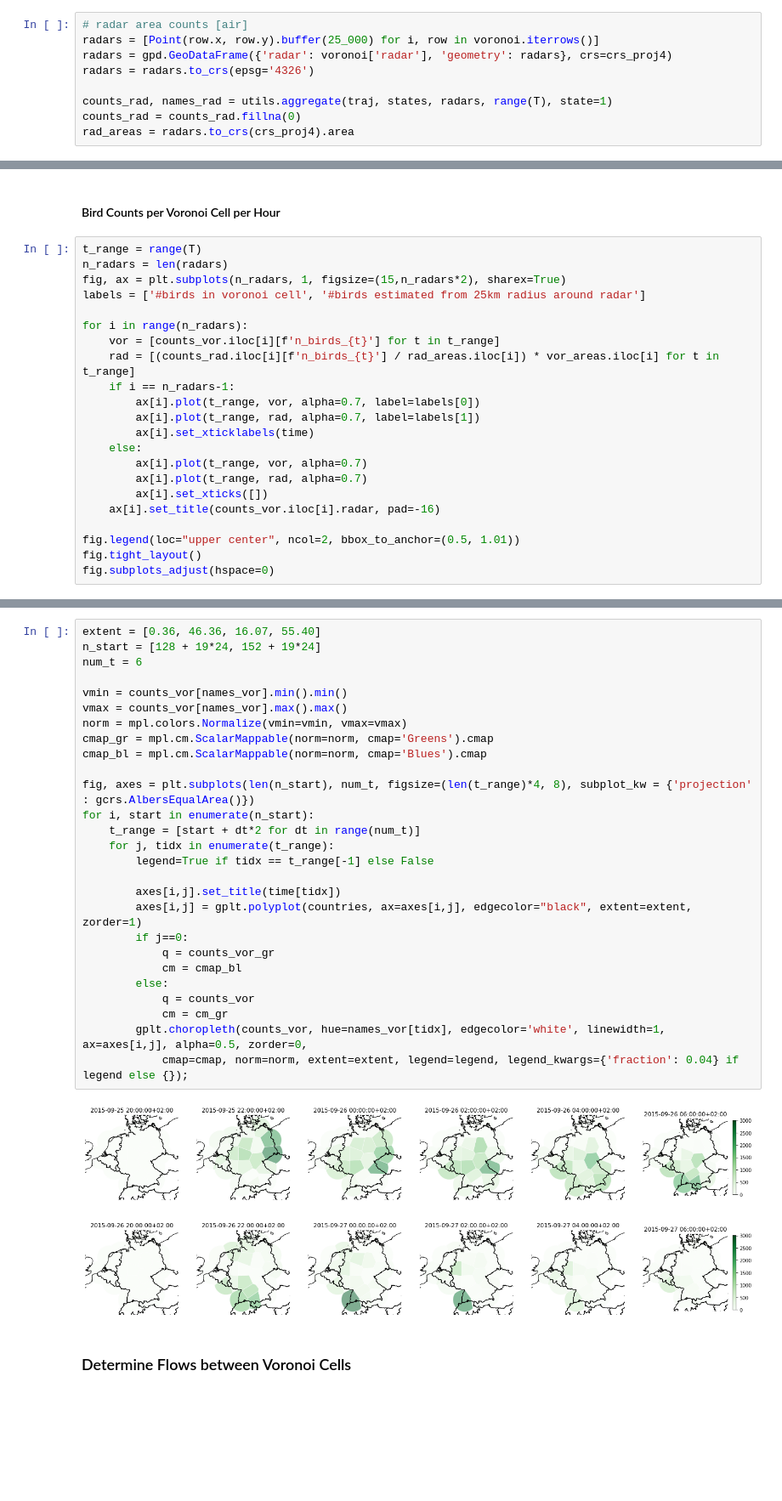
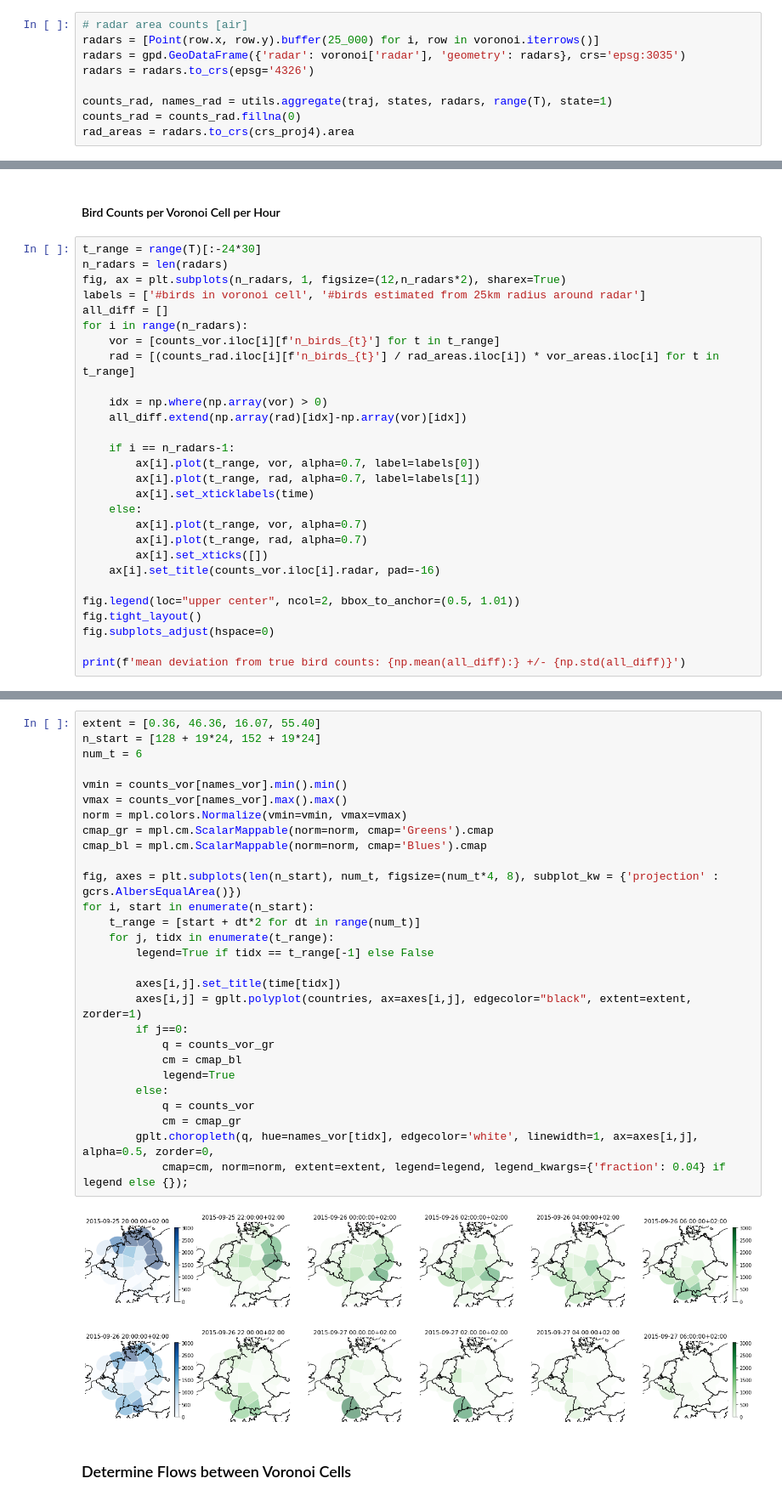
Before and after one commit to FionaLippert/birdMigration, a Jupyter notebook: notebooks/individual_based_model.ipynb, the cells around one changed output, grey strips where cells are left out. Shown at 85% size. Saved outputs shown, nothing was run; the diff lists cells and outputs as text; blank space fills up the shorter version.

```diff
--- a/notebooks/individual_based_model.ipynb
+++ b/notebooks/individual_based_model.ipynb
@@ -107,7 +115,7 @@ utils.plot_trajectories(ax, countries, departure_area, traj, states, birds=range
 # %%
 # radar area counts [air]
 radars = [Point(row.x, row.y).buffer(25_000) for i, row in voronoi.iterrows()]
-radars = gpd.GeoDataFrame({'radar': voronoi['radar'], 'geometry': radars}, crs=crs_proj4)
+radars = gpd.GeoDataFrame({'radar': voronoi['radar'], 'geometry': radars}, crs='epsg:3035')
 radars = radars.to_crs(epsg='4326')
 
 counts_rad, names_rad = utils.aggregate(traj, states, radars, range(T), state=1)
@@ -136,14 +144,18 @@ fig.tight_layout()
 # %% [markdown]
 #### Bird Counts per Voronoi Cell per Hour
 # %%
-t_range = range(T)
+t_range = range(T)[:-24*30]
 n_radars = len(radars)
-fig, ax = plt.subplots(n_radars, 1, figsize=(15,n_radars*2), sharex=True)
+fig, ax = plt.subplots(n_radars, 1, figsize=(12,n_radars*2), sharex=True)
 labels = ['#birds in voronoi cell', '#birds estimated from 25km radius around radar']
-
+all_diff = []
 for i in range(n_radars):
     vor = [counts_vor.iloc[i][f'n_birds_{t}'] for t in t_range]
     rad = [(counts_rad.iloc[i][f'n_birds_{t}'] / rad_areas.iloc[i]) * vor_areas.iloc[i] for t in t_range]
+
+    idx = np.where(np.array(vor) > 0)
+    all_diff.extend(np.array(rad)[idx]-np.array(vor)[idx])
+
     if i == n_radars-1:
         ax[i].plot(t_range, vor, alpha=0.7, label=labels[0])
         ax[i].plot(t_range, rad, alpha=0.7, label=labels[1])
@@ -157,3 +169,5 @@ for i in range(n_radars):
 fig.legend(loc="upper center", ncol=2, bbox_to_anchor=(0.5, 1.01))
 fig.tight_layout()
 fig.subplots_adjust(hspace=0)
+
+print(f'mean deviation from true bird counts: {np.mean(all_diff):} +/- {np.std(all_diff)}')
@@ -160,32 +177,33 @@ fig.subplots_adjust(hspace=0)
 # %%
 extent = [0.36, 46.36, 16.07, 55.40]
 n_start = [128 + 19*24, 152 + 19*24]
 num_t = 6
 
 vmin = counts_vor[names_vor].min().min()
 vmax = counts_vor[names_vor].max().max()
 norm = mpl.colors.Normalize(vmin=vmin, vmax=vmax)
 cmap_gr = mpl.cm.ScalarMappable(norm=norm, cmap='Greens').cmap
 cmap_bl = mpl.cm.ScalarMappable(norm=norm, cmap='Blues').cmap
 
-fig, axes = plt.subplots(len(n_start), num_t, figsize=(len(t_range)*4, 8), subplot_kw = {'projection' : gcrs.AlbersEqualArea()})
+fig, axes = plt.subplots(len(n_start), num_t, figsize=(num_t*4, 8), subplot_kw = {'projection' : gcrs.AlbersEqualArea()})
 for i, start in enumerate(n_start):
     t_range = [start + dt*2 for dt in range(num_t)]
     for j, tidx in enumerate(t_range):
         legend=True if tidx == t_range[-1] else False
 
         axes[i,j].set_title(time[tidx])
         axes[i,j] = gplt.polyplot(countries, ax=axes[i,j], edgecolor="black", extent=extent, zorder=1)
         if j==0:
             q = counts_vor_gr
             cm = cmap_bl
+            legend=True
         else:
             q = counts_vor
-            cm = cm_gr
-        gplt.choropleth(counts_vor, hue=names_vor[tidx], edgecolor='white', linewidth=1, ax=axes[i,j], alpha=0.5, zorder=0,
-            cmap=cmap, norm=norm, extent=extent, legend=legend, legend_kwargs={'fraction': 0.04} if legend else {});
+            cm = cmap_gr
+        gplt.choropleth(q, hue=names_vor[tidx], edgecolor='white', linewidth=1, ax=axes[i,j], alpha=0.5, zorder=0,
+            cmap=cm, norm=norm, extent=extent, legend=legend, legend_kwargs={'fraction': 0.04} if legend else {});
 # %% [output]
-[figure, old version]
+[figure, new version]
 # %% [markdown]
 ### Determine Flows between Voronoi Cells
 # %% [markdown]
```
Also changed, not shown: parts of 6 cells of this notebook, 54 other files.
